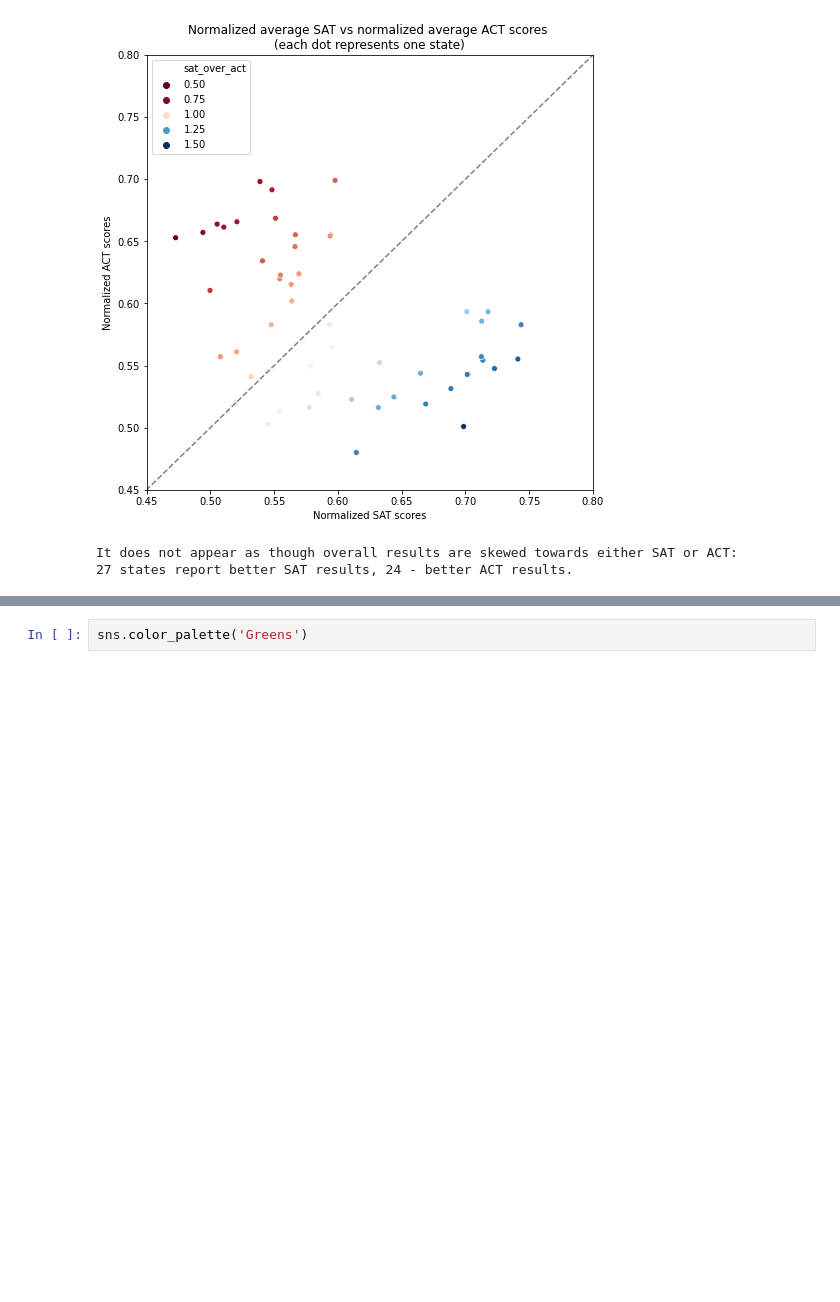
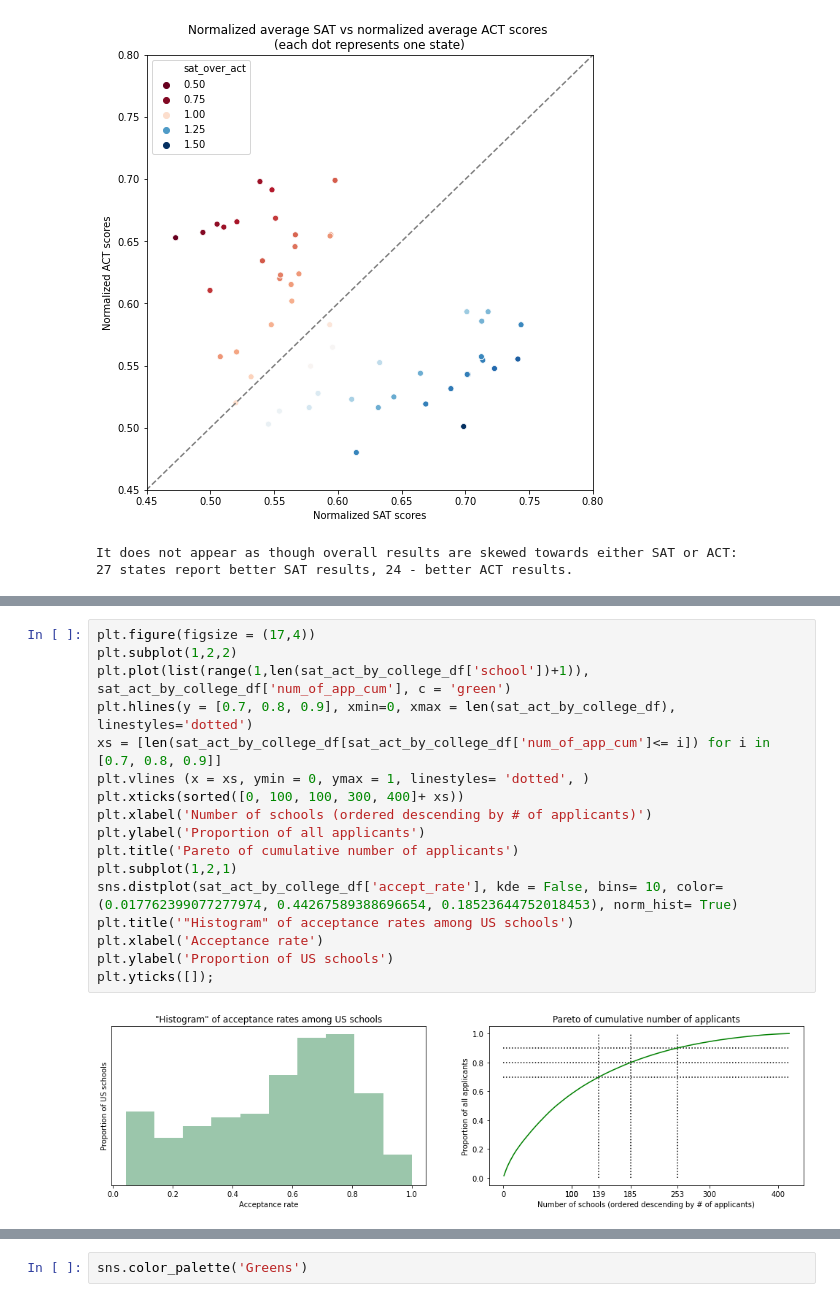
Before and after one commit to Marrrta/SAT_vs_ACT, a Jupyter notebook: code/Project_1_Marta_Lew.ipynb, the cells around one changed output, grey strips where cells are left out. Cells and saved outputs as stored; diff of their text form; blank space fills up the shorter version.

```diff
--- a/code/Project_1_Marta_Lew.ipynb
+++ b/code/Project_1_Marta_Lew.ipynb
@@ -878,0 +911,19 @@ plt.title('"Histogram" of average SAT and ACT scores');
+# %%
+plt.figure(figsize = (17,4))
+plt.subplot(1,2,2)
+plt.plot(list(range(1,len(sat_act_by_college_df['school'])+1)), sat_act_by_college_df['num_of_app_cum'], c = 'green')
+plt.hlines(y = [0.7, 0.8, 0.9], xmin=0, xmax = len(sat_act_by_college_df), linestyles='dotted')
+xs = [len(sat_act_by_college_df[sat_act_by_college_df['num_of_app_cum']<= i]) for i in [0.7, 0.8, 0.9]]
+plt.vlines (x = xs, ymin = 0, ymax = 1, linestyles= 'dotted', )
+plt.xticks(sorted([0, 100, 100, 300, 400]+ xs))
+plt.xlabel('Number of schools (ordered descending by # of applicants)')
+plt.ylabel('Proportion of all applicants')
+plt.title('Pareto of cumulative number of applicants')
+plt.subplot(1,2,1)
+sns.distplot(sat_act_by_college_df['accept_rate'], kde = False, bins= 10, color= (0.017762399077277974, 0.44267589388696654, 0.18523644752018453), norm_hist= True)
+plt.title('"Histogram" of acceptance rates among US schools')
+plt.xlabel('Acceptance rate')
+plt.ylabel('Proportion of US schools')
+plt.yticks([]);
+# %% [output]
+[figure, added]
```
Also changed, not shown: parts of 12 cells of this notebook.
